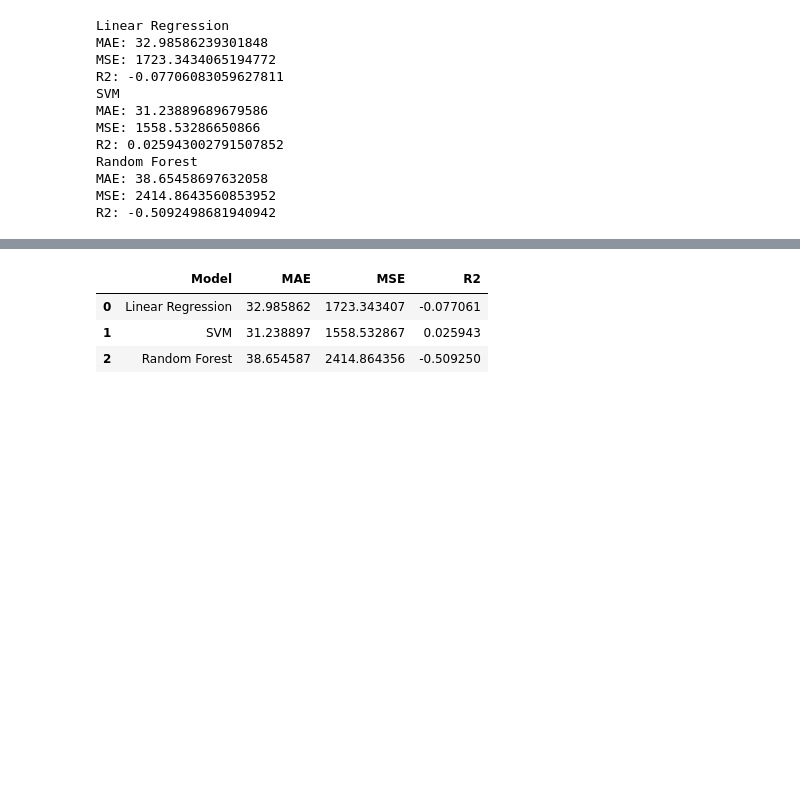
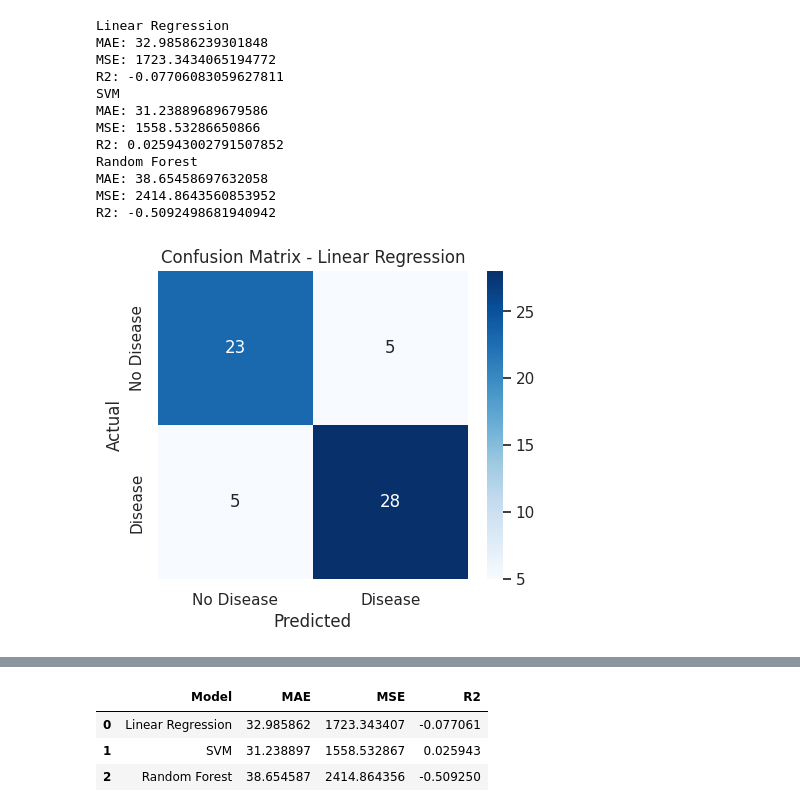
Before and after one commit to ananthika123/AI-ML-ICT-Academy, a Jupyter notebook: heart_disease_supervised_learning_assessment_2.ipynb, the cells around one changed output, grey strips where cells are left out. Drawn from its saved outputs; the diff is of its cells as text; code cells hidden in the pictures; blank space fills up the shorter version.

```diff
--- a/heart_disease_supervised_learning_assessment_2.ipynb
+++ b/heart_disease_supervised_learning_assessment_2.ipynb
@@ -24,9 +24,9 @@ from sklearn.metrics import (
     mean_absolute_error, mean_squared_error, r2_score,
     accuracy_score, precision_score, recall_score, f1_score
 )
-
-pd.set_option("display.max_columns", None)
-sns.set_theme(style="whitegrid")
+from sklearn.metrics import confusion_matrix
+from sklearn.metrics import roc_curve, roc_auc_score
+import matplotlib.pyplot as plt
 # %%
 # 2. Load the dataset
 df=pd.read_csv("/content/heart_disease.csv")
@@ -437,3 +437,24 @@ Random Forest
 MAE: 38.65458697632058
 MSE: 2414.8643560853952
 R2: -0.5092498681940942
+# %%
+cm_lr = confusion_matrix(y_test_class, y_pred_log)
+
+plt.figure(figsize=(5, 4))
+
+sns.heatmap(
+    cm_lr,
+    annot=True,
+    fmt='d',
+    cmap='Blues',
+    xticklabels=['No Disease', 'Disease'],
+    yticklabels=['No Disease', 'Disease']
+)
+
+plt.xlabel('Predicted')
+plt.ylabel('Actual')
+plt.title('Confusion Matrix - Linear Regression')
+
+plt.show()
+# %% [output]
+[figure, added]
```
Also changed, not shown: parts of 8 cells of this notebook.
